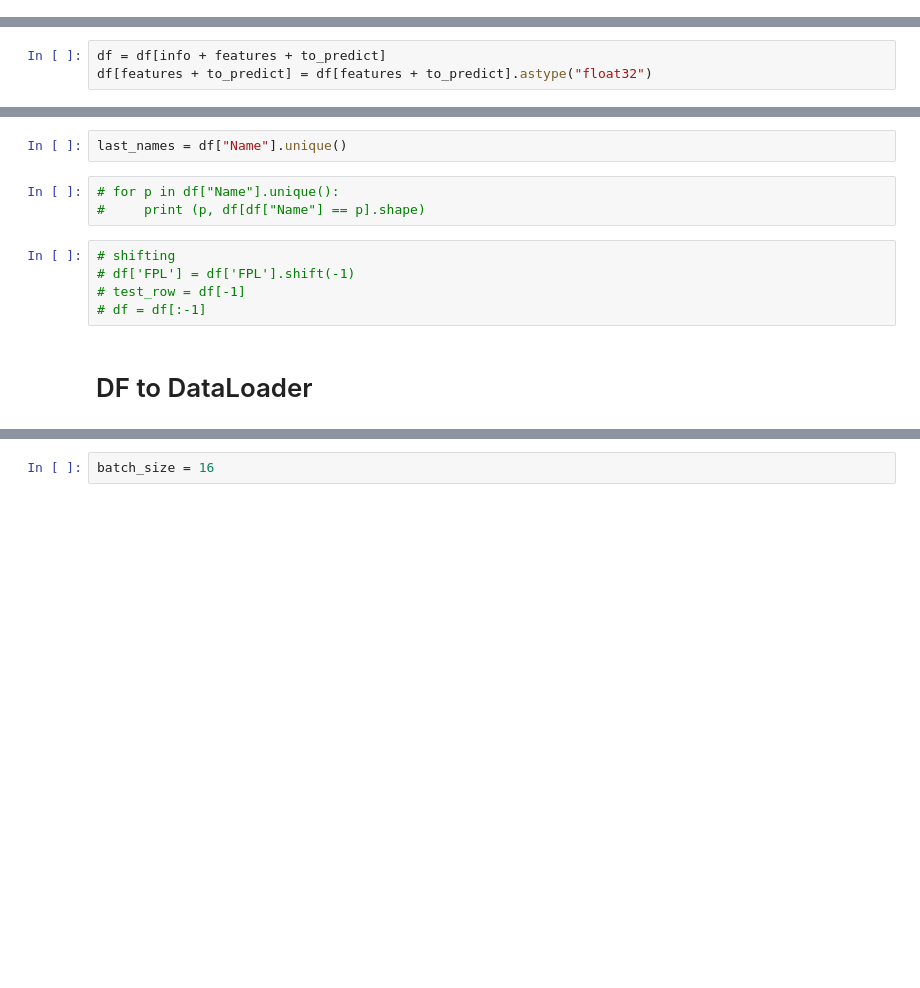
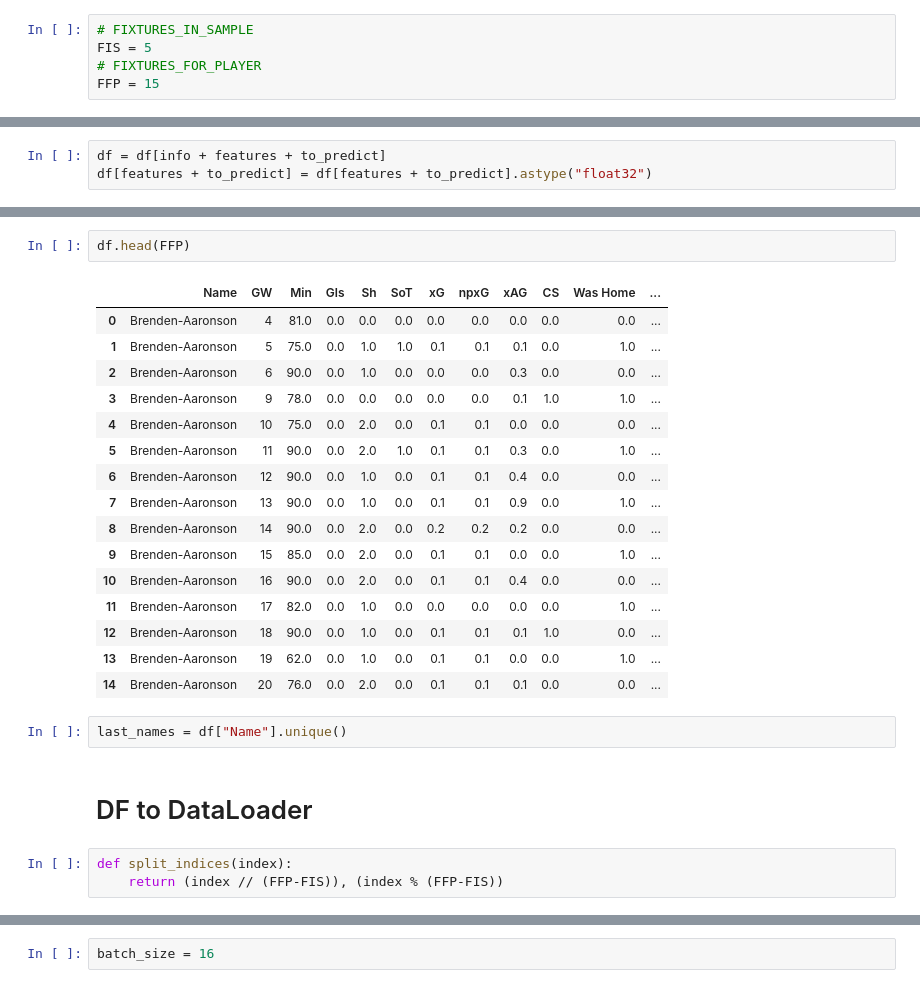
Before and after one commit to Fran3x/FPL_Model, a Jupyter notebook: notebooks/LSTM_test.ipynb, the cells around one changed output, grey strips where cells are left out. Saved outputs shown, nothing was run; the diff lists cells and outputs as text; blank space fills up the shorter version.

```diff
--- a/notebooks/LSTM_test.ipynb
+++ b/notebooks/LSTM_test.ipynb
@@ -21,3 +23,8 @@ import numpy as np
+# %%
+# FIXTURES_IN_SAMPLE
+FIS = 5
+# FIXTURES_FOR_PLAYER
+FFP = 15
 # %% [markdown]
 # Data
 # %%
@@ -45,12 +52,26 @@ df.shape
+# %%
+df.head(FFP)
+# %% [output]
+|  | Name | GW | Min | Gls | Sh | SoT | xG | npxG | xAG | CS | Was Home | ... |
+| 0 | Brenden-Aaronson | 4 | 81.0 | 0.0 | 0.0 | 0.0 | 0.0 | 0.0 | 0.0 | 0.0 | 0.0 | ... |
+| 1 | Brenden-Aaronson | 5 | 75.0 | 0.0 | 1.0 | 1.0 | 0.1 | 0.1 | 0.1 | 0.0 | 1.0 | ... |
+| 2 | Brenden-Aaronson | 6 | 90.0 | 0.0 | 1.0 | 0.0 | 0.0 | 0.0 | 0.3 | 0.0 | 0.0 | ... |
+| 3 | Brenden-Aaronson | 9 | 78.0 | 0.0 | 0.0 | 0.0 | 0.0 | 0.0 | 0.1 | 1.0 | 1.0 | ... |
+| 4 | Brenden-Aaronson | 10 | 75.0 | 0.0 | 2.0 | 0.0 | 0.1 | 0.1 | 0.0 | 0.0 | 0.0 | ... |
+| 5 | Brenden-Aaronson | 11 | 90.0 | 0.0 | 2.0 | 1.0 | 0.1 | 0.1 | 0.3 | 0.0 | 1.0 | ... |
+| 6 | Brenden-Aaronson | 12 | 90.0 | 0.0 | 1.0 | 0.0 | 0.1 | 0.1 | 0.4 | 0.0 | 0.0 | ... |
+| 7 | Brenden-Aaronson | 13 | 90.0 | 0.0 | 1.0 | 0.0 | 0.1 | 0.1 | 0.9 | 0.0 | 1.0 | ... |
+| 8 | Brenden-Aaronson | 14 | 90.0 | 0.0 | 2.0 | 0.0 | 0.2 | 0.2 | 0.2 | 0.0 | 0.0 | ... |
+| 9 | Brenden-Aaronson | 15 | 85.0 | 0.0 | 2.0 | 0.0 | 0.1 | 0.1 | 0.0 | 0.0 | 1.0 | ... |
+| 10 | Brenden-Aaronson | 16 | 90.0 | 0.0 | 2.0 | 0.0 | 0.1 | 0.1 | 0.4 | 0.0 | 0.0 | ... |
+| 11 | Brenden-Aaronson | 17 | 82.0 | 0.0 | 1.0 | 0.0 | 0.0 | 0.0 | 0.0 | 0.0 | 1.0 | ... |
+| 12 | Brenden-Aaronson | 18 | 90.0 | 0.0 | 1.0 | 0.0 | 0.1 | 0.1 | 0.1 | 1.0 | 0.0 | ... |
+| 13 | Brenden-Aaronson | 19 | 62.0 | 0.0 | 1.0 | 0.0 | 0.1 | 0.1 | 0.0 | 0.0 | 1.0 | ... |
+| 14 | Brenden-Aaronson | 20 | 76.0 | 0.0 | 2.0 | 0.0 | 0.1 | 0.1 | 0.1 | 0.0 | 0.0 | ... |
 # %%
 last_names = df["Name"].unique()
-# %%
-# for p in df["Name"].unique():
-#     print (p, df[df["Name"] == p].shape)
-# %%
-# shifting
-# df['FPL'] = df['FPL'].shift(-1)
-# test_row = df[-1]
-# df = df[:-1]
 # %% [markdown]
 # DF to DataLoader
+# %%
+def split_indices(index):
+    return (index // (FFP-FIS)), (index % (FFP-FIS))
```
Also changed, not shown: parts of 15 cells of this notebook, 1 other file.
